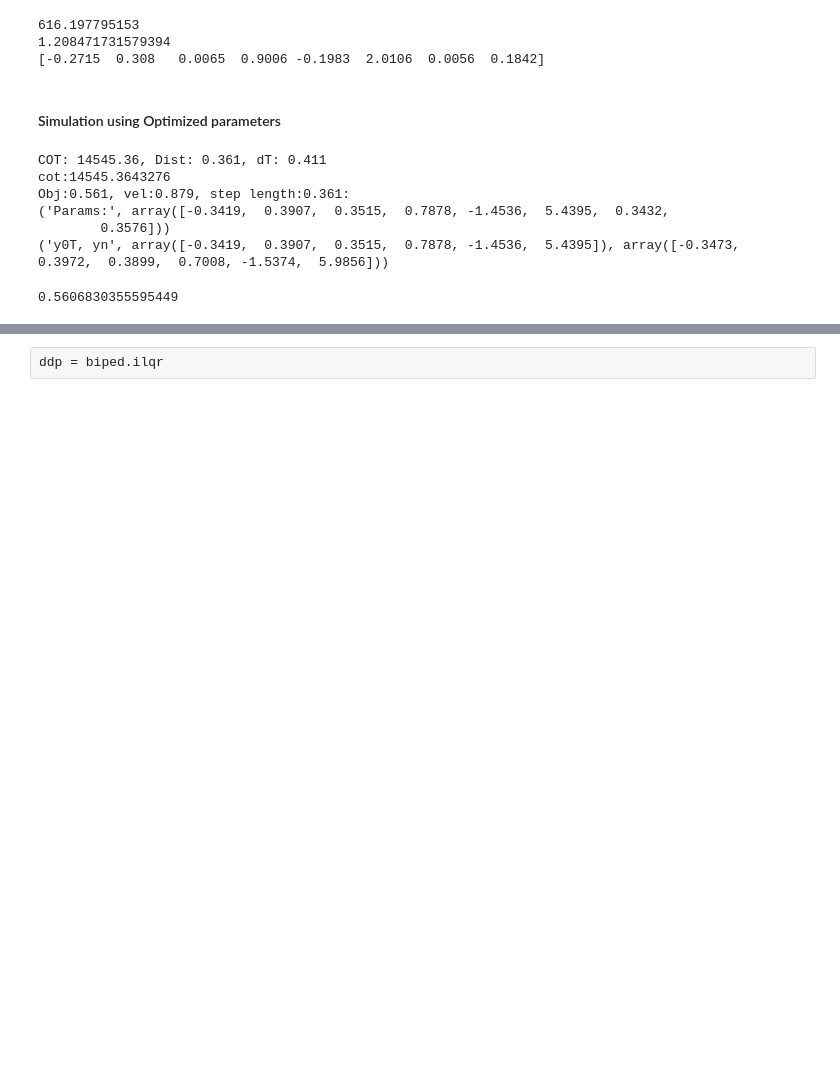
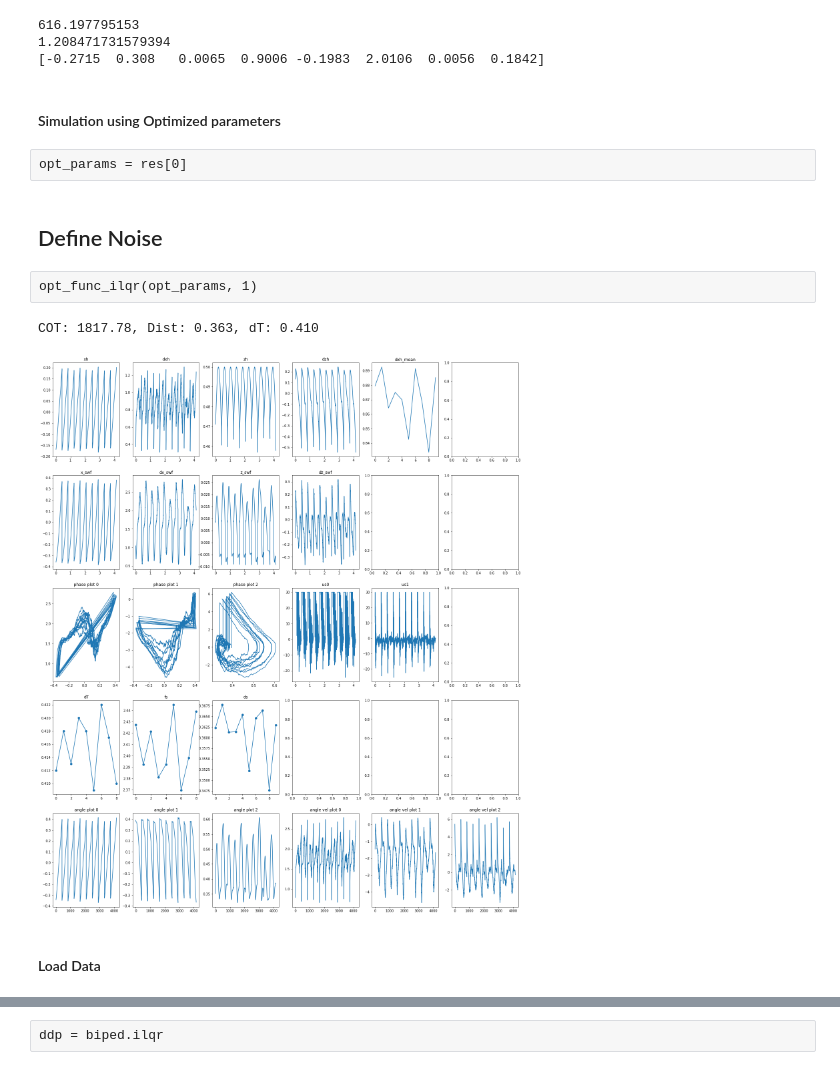
Before and after one commit to teguhSL/legged_robots, a Jupyter notebook: notebooks/ilqr-casadi.ipynb, the cells around one changed output, grey strips where cells are left out. Drawn from its saved outputs; the diff is of its cells as text; code cells hidden in the pictures; blank space fills up the shorter version.

```diff
--- a/notebooks/ilqr-casadi.ipynb
+++ b/notebooks/ilqr-casadi.ipynb
@@ -98,3 +109,5 @@ opt_params = np.array([-0.269154, 0.333513, 0.005174, 0.870571, -0.159558, 1.932
+# %%
+opt_params = np.array([0.347345, -0.366746, 0.000136, -0.000034, 0.000339, 6.361421, 486.788329, 164.948106, 77.080872, 5.045459, 0.173952])
 # %% [markdown]
 #### Observe the result
 # %%
@@ -399,5 +427,3 @@ print(res[0])
 [-0.2715  0.308   0.0065  0.9006 -0.1983  2.0106  0.0056  0.1842]
 # %% [markdown]
 #### Simulation using Optimized parameters
-# %%
-opt_params = res[0]
@@ -407,27 +430,36 @@ Tc = 421
-# %%
-opt_func_ilqr(opt_params, 1)
-# %% [output]
-COT: 14545.36, Dist: 0.361, dT: 0.411
-cot:14545.3643276
-Obj:0.561, vel:0.879, step length:0.361:
-('Params:', array([-0.3419,  0.3907,  0.3515,  0.7878, -1.4536,  5.4395,  0.3432,
-        0.3576]))
-('y0T, yn', array([-0.3419,  0.3907,  0.3515,  0.7878, -1.4536,  5.4395]), array([-0.3473,  0.3972,  0.3899,  0.7008, -1.5374,  5.9856]))
-0.5606830355595449
+# %% [raw]
+opt_params = res[0]
+# %% [markdown]
+## Define Noise
+# %%
+i = 5
+sigma = 1.2
+noise_i = np.random.randn(50000)*sigma
+noise = np.zeros((50000, 6))
+noise[:,i] = noise_i
+
+biped.set_noise(noise)
+# %% [raw]
+opt_func_ilqr(opt_params, 1)
 # %%
 #opt_params = res[0]
 q0 = opt_params[:3]
 dq0 = opt_params[3:6]
 params = opt_params[6:]
 params = biped.control_parameters
 #opt_func_ilqr(opt_params)
-sln = biped.solve_eqns(q0, dq0, 30, params)
+sln = biped.solve_eqns(q0, dq0, 10, params)
 %matplotlib qt
 clear_output()
 #biped.animate(sln)
 %matplotlib inline
 result = biped.analyse(sln,params, to_plot = True)
-plt.savefig('figures/example_v09.png', dpi = 500)
+#plt.savefig('figures/example_v09.png', dpi = 500)
+# %% [output]
+COT: 1817.78, Dist: 0.363, dT: 0.410
+[figure, added]
+# %% [markdown]
+#### Load Data
 # %%
 ilqr_data = np.load('ilqr_params/f365.npy', allow_pickle=True)[()]
 # %%
```
Also changed, not shown: parts of 18 cells of this notebook, 5 other files.
